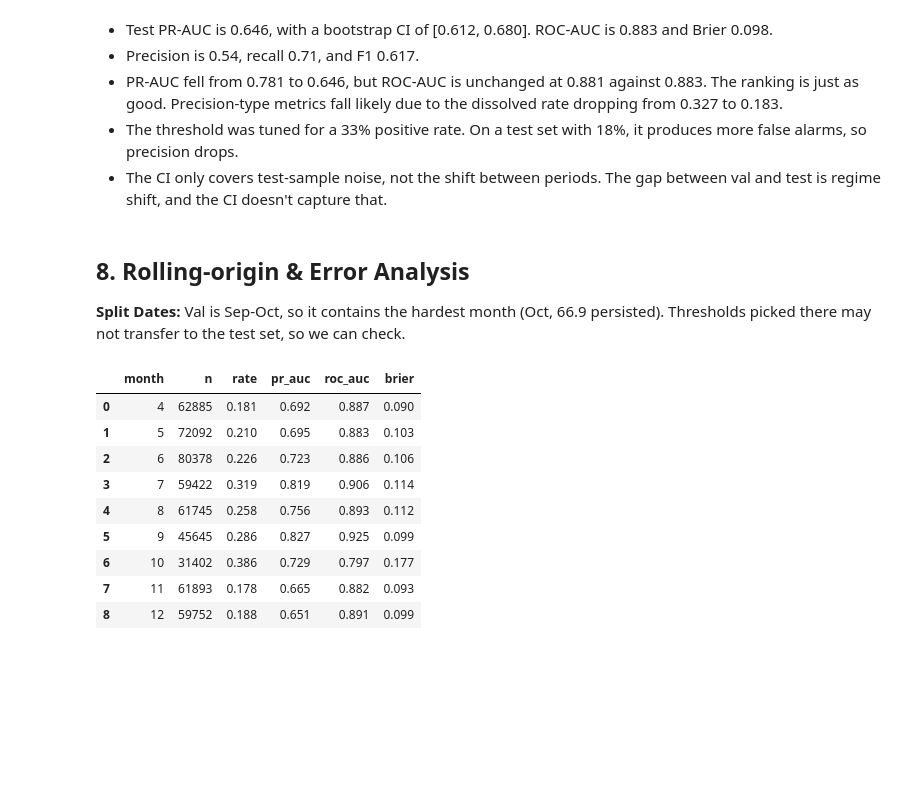
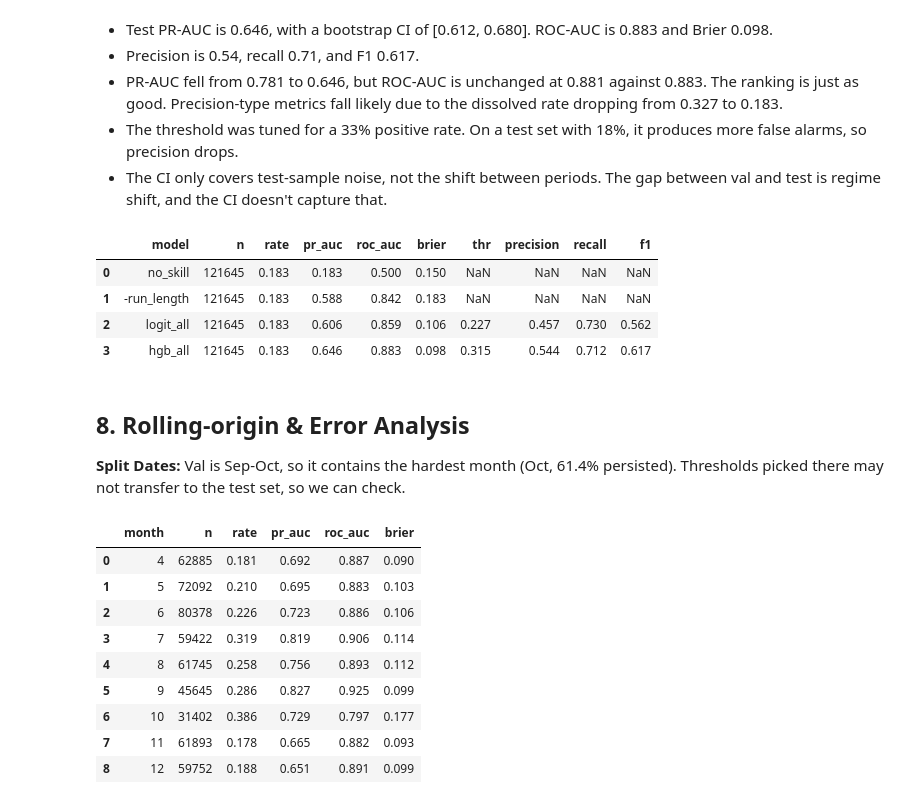
Before and after one commit to alecpblevins/ARM_Cloud_Modeling, a Jupyter notebook: notebooks/09_modeling.ipynb, the cells around one changed output. Drawn from its saved outputs; the diff is of its cells as text; code cells hidden in the pictures; blank space fills up the shorter version.

```diff
--- a/notebooks/09_modeling.ipynb
+++ b/notebooks/09_modeling.ipynb
@@ -224,10 +224,32 @@ print(final, "| PR-AUC 95% CI:", np.percentile(boots, [2.5, 97.5]).round(3))
 - PR-AUC fell from 0.781 to 0.646, but ROC-AUC is unchanged at 0.881 against 0.883. The ranking is just as good. Precision-type metrics fall likely due to the dissolved rate dropping from 0.327 to 0.183.
 - The threshold was tuned for a 33% positive rate. On a test set with 18%, it produces more false alarms, so precision drops.
 - The CI only covers test-sample noise, not the shift between periods. The gap between val and test is regime shift, and the CI doesn't capture that.
+# %%
+# Test-fold comparison: every model is trained on train only; thresholds come from val only.
+# 1) No-skill and single-feature baseline
+r = te.y.mean()
+rows = [dict(model="no_skill", n=len(te), rate=r, pr_auc=r, roc_auc=0.5, brier=r * (1 - r)),
+        dict(model="-run_length", **metrics(te.y.values, -te.run_length_min.values))]
+
+# 2) Logistic regression on all features; threshold from val
+lr = logit().fit(tr[FEATURES], tr.y)
+thr_lr = best_f1_threshold(va.y.values, lr.predict_proba(va[FEATURES])[:, 1])
+rows.append(dict(model="logit_all", **metrics(te.y.values, lr.predict_proba(te[FEATURES])[:, 1], thr_lr)))
+
+# 3) HGB from section 7 (same fitted model, same val threshold)
+rows.append(dict(model="hgb_all", **metrics(te.y.values, p_te, thr)))
+
+display(pd.DataFrame(rows).round(3))
+# %% [output]
+|  | model | n | rate | pr_auc | roc_auc | brier | thr | precision | recall | f1 |
+| 0 | no_skill | 121645 | 0.183 | 0.183 | 0.500 | 0.150 | NaN | NaN | NaN | NaN |
+| 1 | -run_length | 121645 | 0.183 | 0.588 | 0.842 | 0.183 | NaN | NaN | NaN | NaN |
+| 2 | logit_all | 121645 | 0.183 | 0.606 | 0.859 | 0.106 | 0.227 | 0.457 | 0.730 | 0.562 |
+| 3 | hgb_all | 121645 | 0.183 | 0.646 | 0.883 | 0.098 | 0.315 | 0.544 | 0.712 | 0.617 |
 # %% [markdown]
 ## 8. Rolling-origin & Error Analysis
 
-**Split Dates:** Val is Sep-Oct, so it contains the hardest month (Oct, 66.9 persisted). Thresholds picked there may not transfer to the test set, so we can check.
+**Split Dates:** Val is Sep-Oct, so it contains the hardest month (Oct, 61.4% persisted). Thresholds picked there may not transfer to the test set, so we can check.
 # %%
 GAP = pd.Timedelta("20min")
 res = []
```
Also changed, not shown: parts of 4 cells of this notebook.
